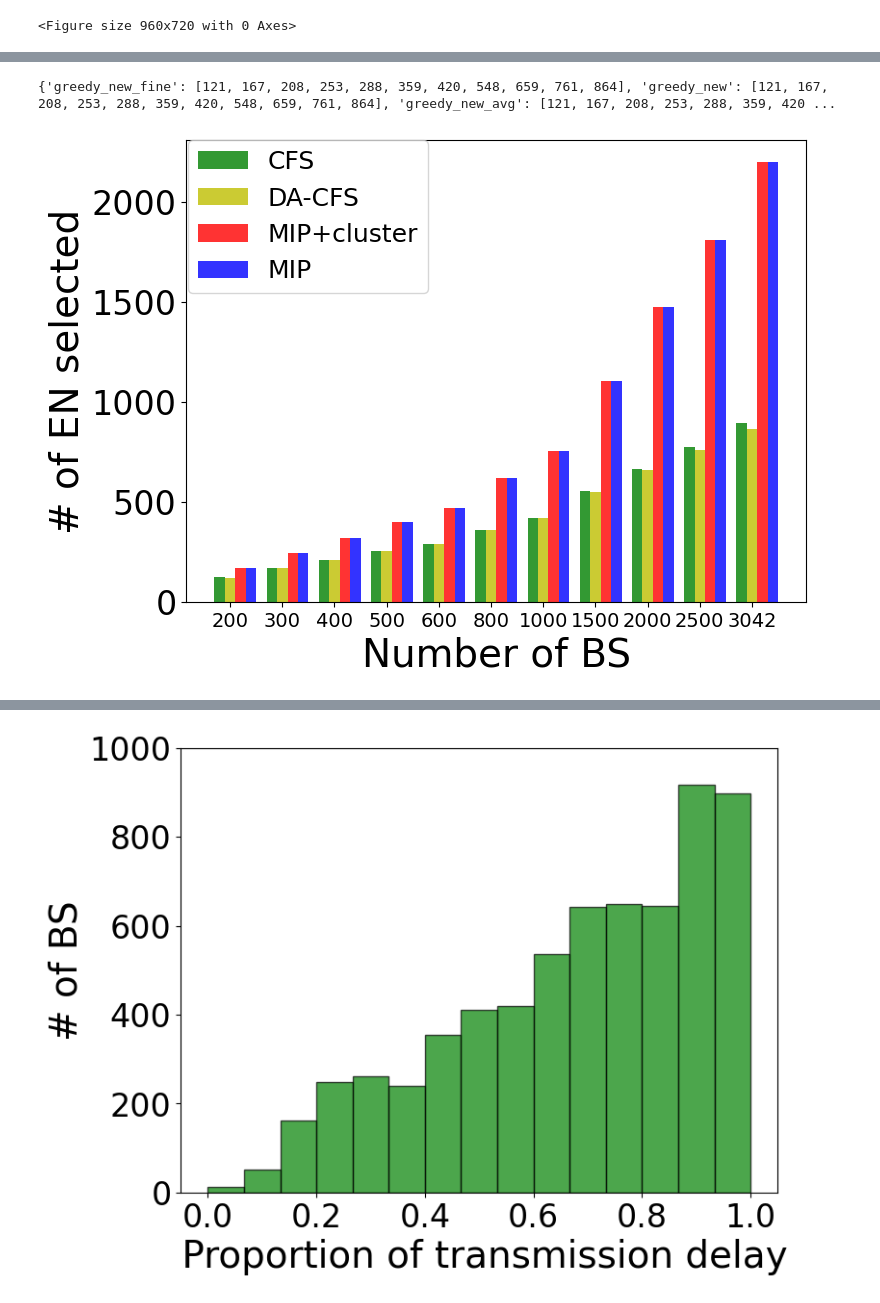
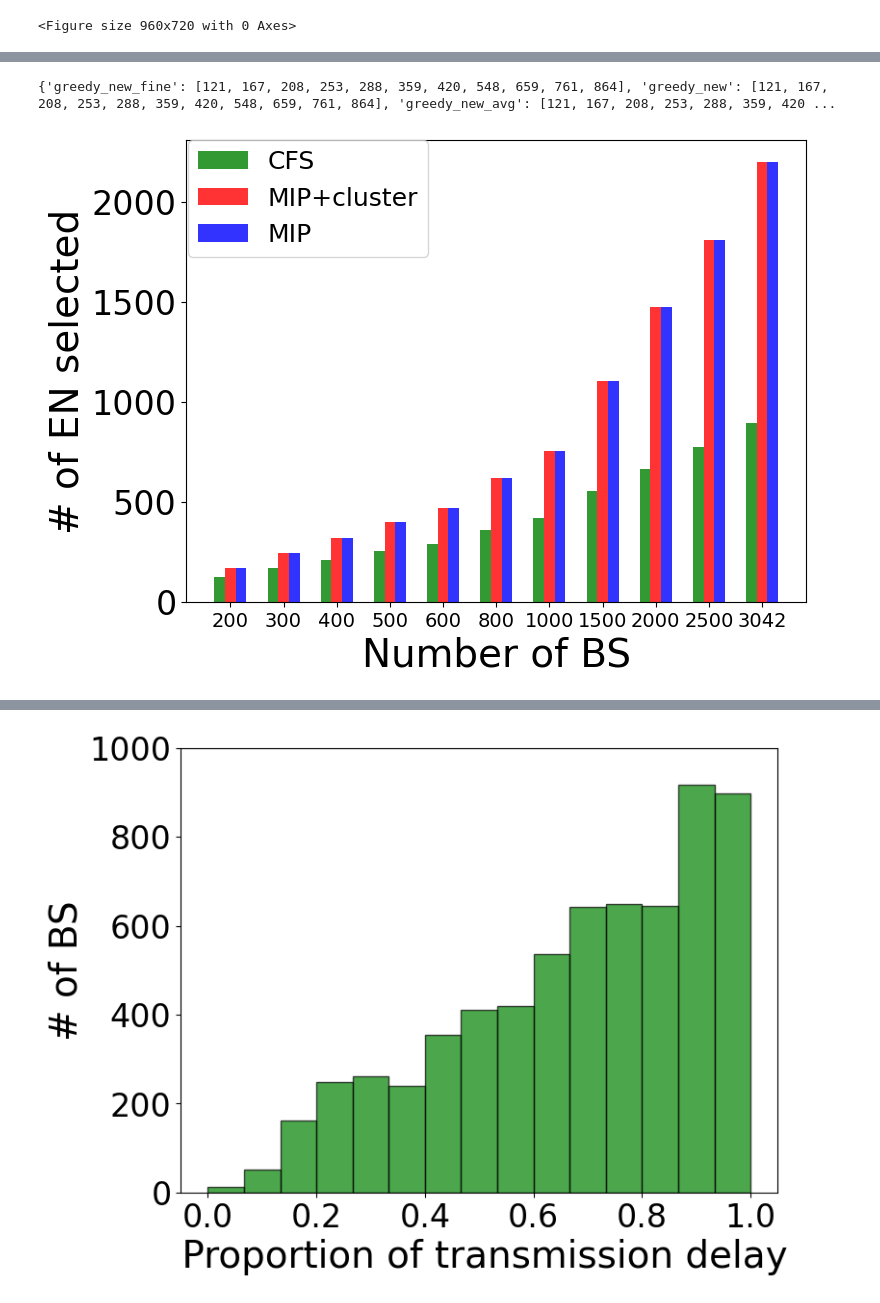
Before and after one commit to PetalZh/MECExpJava, a Jupyter notebook: Plot/MECPlot/plot.ipynb, the cells around one changed output, grey strips where cells are left out. Cells and saved outputs as stored; diff of their text form; code cells hidden in the pictures.

```diff
--- a/Plot/MECPlot/plot.ipynb
+++ b/Plot/MECPlot/plot.ipynb
@@ -312,37 +312,37 @@ def plotENBar():
     # plot_dict['mip'][-3] = 105
 
 
     #fig,ax = plt.subplots()
     fig = plt.figure(figsize=(8, 6))
 
     plt.xlabel(r'Number of BS', fontsize=font)
     plt.ylabel(r'# of EN selected', fontsize=font)
 
     r = range(1, len(plot_dict['greedy'])+1)
     p_greedy = [i - 0.2 for i in r]
     p_greedy_new = [i for i in r]
-    p_mip = [i + 0.2 for i in r]
-    p_mip_cluster = [i + 0.4 for i in r]
+    p_mip = [i for i in r]
+    p_mip_cluster = [i + 0.2 for i in r]
     #print(p_random)
 
 #     bar1 = plt.bar(p_random, height = plot_dict['random'], width = 0.2, alpha = 0.8, color = 'y',label = 'Random')
     bar2 = plt.bar(p_greedy,plot_dict['greedy'],width = 0.2, alpha = 0.8,color = 'g',label = 'CFS')
-    bar3 = plt.bar(p_greedy_new,plot_dict['greedy_new'],width = 0.2, alpha = 0.8,color = 'y',label = 'DA-CFS')
+    # bar3 = plt.bar(p_greedy_new,plot_dict['greedy_new'],width = 0.2, alpha = 0.8,color = 'y',label = 'DA-CFS')
     bar3 = plt.bar(p_mip,plot_dict['mip_cluster'],width = 0.2, alpha = 0.8,color = 'r',label = 'MIP+cluster')
     bar4 = plt.bar(p_mip_cluster[0:11],plot_dict['mip'][0:11],width = 0.2, alpha = 0.8,color = 'b',label = 'MIP')
 
     plt.xticks(r, x, fontsize=14)
     plt.yticks(fontsize=24)
 
     plt.legend(bbox_to_anchor=(0.39, 1), loc=1, borderaxespad=0., fontsize=18)
 
     #plt.grid(True)
     plt.savefig('./img/en.png', bbox_inches = 'tight')
 
 plotENBar()
 # %% [output]
 {'greedy_new_fine': [121, 167, 208, 253, 288, 359, 420, 548, 659, 761, 864], 'greedy_new': [121, 167, 208, 253, 288, 359, 420, 548, 659, 761, 864], 'greedy_new_avg': [121, 167, 208, 253, 288, 359, 420 ...
-[figure, old version]
+[figure, new version]
 # %%
 # dict[theta][method][bs_num] ->[en, cost, time]
 def plotThetaWithEN():
```
Also changed, not shown: parts of 7 cells of this notebook, 16 other files.
